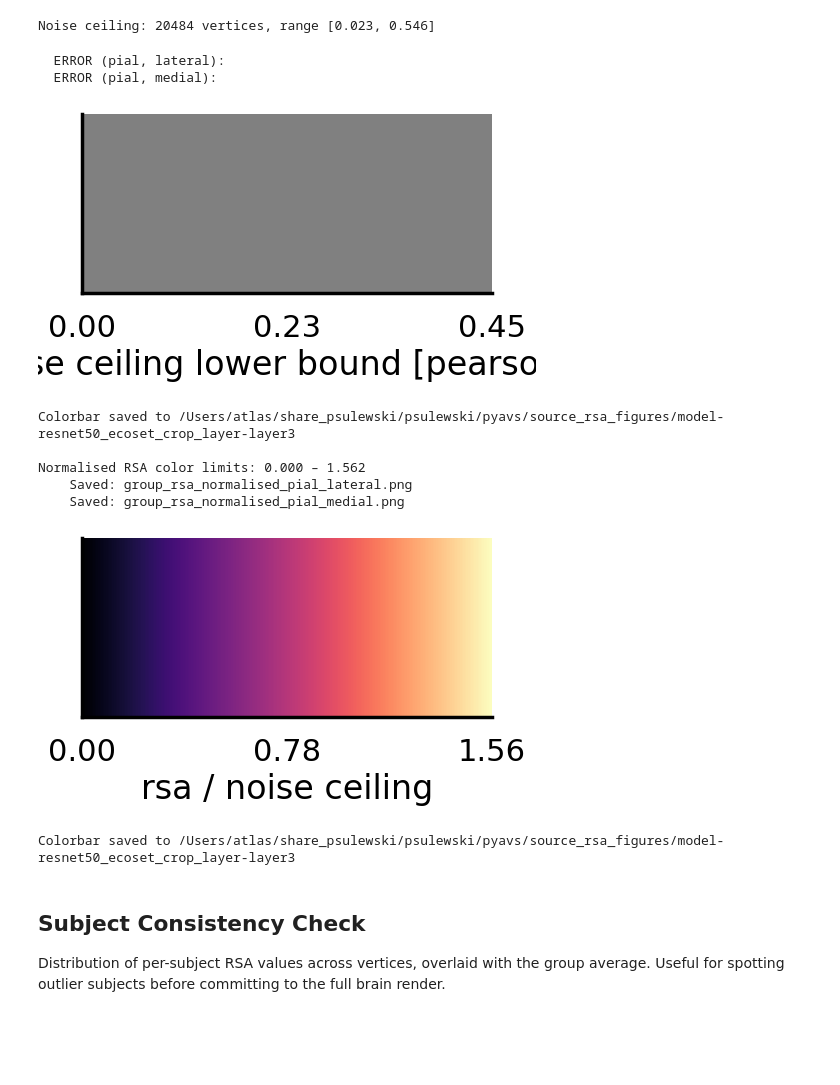
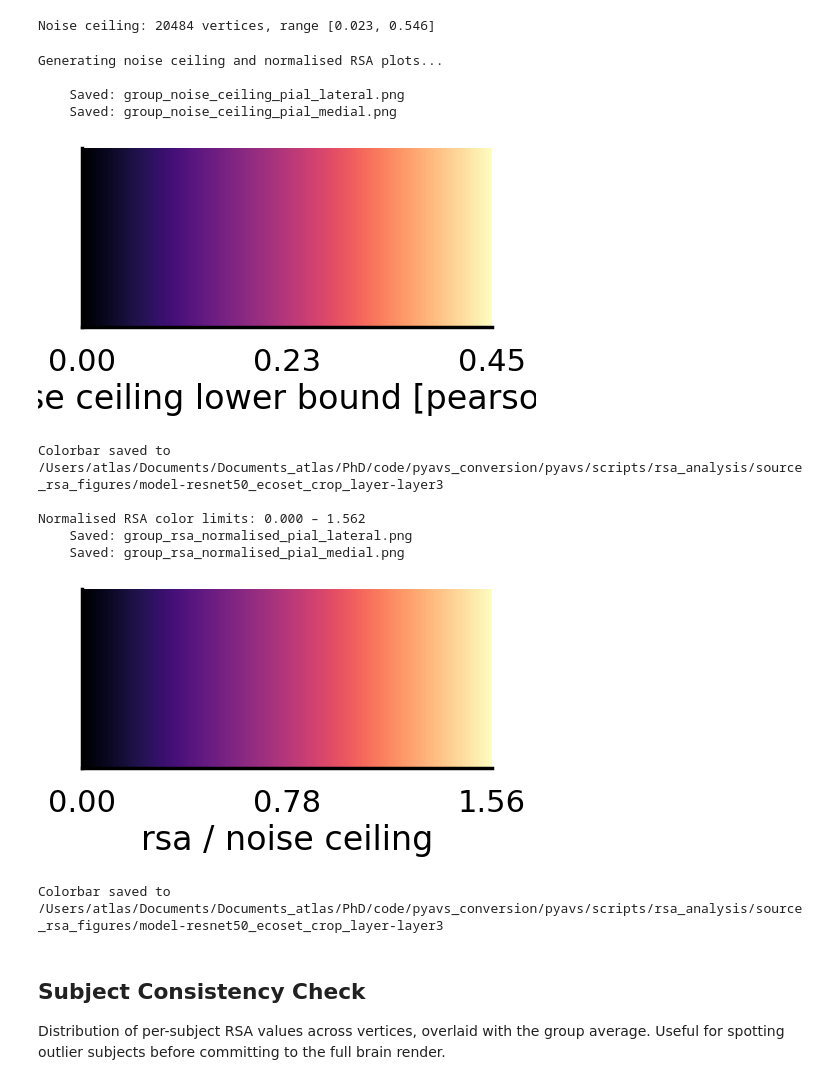
Before and after one commit to KietzmannLab/pyavs, a Jupyter notebook: scripts/rsa_analysis/plot_source_rsa_brain.ipynb, the cells around one changed output. Drawn from its saved outputs; the diff is of its cells as text; code cells hidden in the pictures; blank space fills up the shorter version.

```diff
--- a/scripts/rsa_analysis/plot_source_rsa_brain.ipynb
+++ b/scripts/rsa_analysis/plot_source_rsa_brain.ipynb
@@ -43,7 +43,9 @@ rsa_dir      = f'{share_dir}/pyavs/source_rsa/'
 morph_to     = 'fsaverage'
 
 # ── Output ────────────────────────────────────────────────────────────────────
-output_dir = os.path.join(share_dir, 'pyavs', 'source_rsa_figures',
+# output_dir = os.path.join(share_dir, 'pyavs', 'source_rsa_figures',
+#                           f'model-{model_name}_layer-{layer}')
+output_dir = os.path.join('/Users/atlas/Documents/Documents_atlas/PhD/code/pyavs_conversion/pyavs/scripts/rsa_analysis', 'source_rsa_figures',
                           f'model-{model_name}_layer-{layer}')
 os.makedirs(output_dir, exist_ok=True)
 
@@ -372,29 +374,29 @@ nc_stc = load_noise_ceiling_stc(rsa_dir, model_name, layer)
 Noise ceiling: 20484 vertices, range [0.023, 0.546]
 # %%
 if nc_stc is not None:
+    print('\nGenerating noise ceiling and normalised RSA plots...\n'
+ )
     # ── Brain plot: noise ceiling ────────────────────────────────────────────
-    #nc_vmin, nc_vmid, nc_vmax = auto_clim(nc_stc, vmin=0.0)
-    #print(f'Noise ceiling color limits: {nc_vmin:.3f} – {nc_vmax:.3f}\n')
+    nc_vmin, nc_vmid, nc_vmax = _vmin, _vmid, _vmax
 
     for surface in surfaces:
         for view in views:
             fname = f'group_noise_ceiling_{surface}_{view}'
             save_path = os.path.join(output_dir, fname)
-            try:
-                brain = plot_brain(
-                    stc=nc_stc,
-                    surface=surface, view=view,
-                    subjects_dir=subjects_dir, morph_to=morph_to,
-                    colormap=colormap,
-                    vmin=vmin, vmid=vmid, vmax=vmax,
-                    save_path=save_path,
-                )
-                brain.close()
-            except Exception as e:
-                print(f'  ERROR ({surface}, {view}): {e}')
+
+            brain = plot_brain(
+                stc=nc_stc,
+                surface=surface, view=view,
+                subjects_dir=subjects_dir, morph_to=morph_to,
+                colormap=colormap,
+                vmin=nc_vmin, vmid=nc_vmid, vmax=nc_vmax,
+                save_path=save_path,
+            )
+            brain.close()
+
 
     create_colorbar(
-        vmin=vmin, vmid=vmid, vmax=vmax,
+        vmin=nc_vmin, vmid=nc_vmid, vmax=nc_vmax,
         colormap=colormap,
         output_dir=output_dir,
         label='noise ceiling lower bound [pearson r]',
@@ -417,43 +419,45 @@ if nc_stc is not None:
     norm_vmin, norm_vmid, norm_vmax = auto_clim(norm_stc, vmin=0.0)
     print(f'\nNormalised RSA color limits: {norm_vmin:.3f} – {norm_vmax:.3f}')
 
     for surface in surfaces:
         for view in views:
             fname = f'group_rsa_normalised_{surface}_{view}'
             save_path = os.path.join(output_dir, fname)
             try:
                 brain = plot_brain(
                     stc=norm_stc,
                     surface=surface, view=view,
                     subjects_dir=subjects_dir, morph_to=morph_to,
                     colormap=colormap,
                     vmin=norm_vmin, vmid=norm_vmid, vmax=norm_vmax,
                     save_path=save_path,
                 )
                 brain.close()
             except Exception as e:
                 print(f'  ERROR ({surface}, {view}): {e}')
 
     create_colorbar(
         vmin=norm_vmin, vmid=norm_vmid, vmax=norm_vmax,
         colormap=colormap,
         output_dir=output_dir,
         label='rsa / noise ceiling',
         fname='colorbar_normalised',
     )
 else:
     print('Skipping noise ceiling plots (STC not found).')
 # %% [output]
-  ERROR (pial, lateral):
-  ERROR (pial, medial):
+Generating noise ceiling and normalised RSA plots...
+
+    Saved: group_noise_ceiling_pial_lateral.png
+    Saved: group_noise_ceiling_pial_medial.png
-[figure, old version]
+[figure, new version]
-Colorbar saved to /Users/atlas/share_psulewski/psulewski/pyavs/source_rsa_figures/model-resnet50_ecoset_crop_layer-layer3
+Colorbar saved to /Users/atlas/Documents/Documents_atlas/PhD/code/pyavs_conversion/pyavs/scripts/rsa_analysis/source_rsa_figures/model-resnet50_ecoset_crop_layer-layer3
 
 Normalised RSA color limits: 0.000 – 1.562
     Saved: group_rsa_normalised_pial_lateral.png
     Saved: group_rsa_normalised_pial_medial.png
 [figure]
-Colorbar saved to /Users/atlas/share_psulewski/psulewski/pyavs/source_rsa_figures/model-resnet50_ecoset_crop_layer-layer3
+Colorbar saved to /Users/atlas/Documents/Documents_atlas/PhD/code/pyavs_conversion/pyavs/scripts/rsa_analysis/source_rsa_figures/model-resnet50_ecoset_crop_layer-layer3
 # %% [markdown]
 ## Subject Consistency Check
 
```
Also changed, not shown: parts of 5 cells of this notebook, 3 other files.
